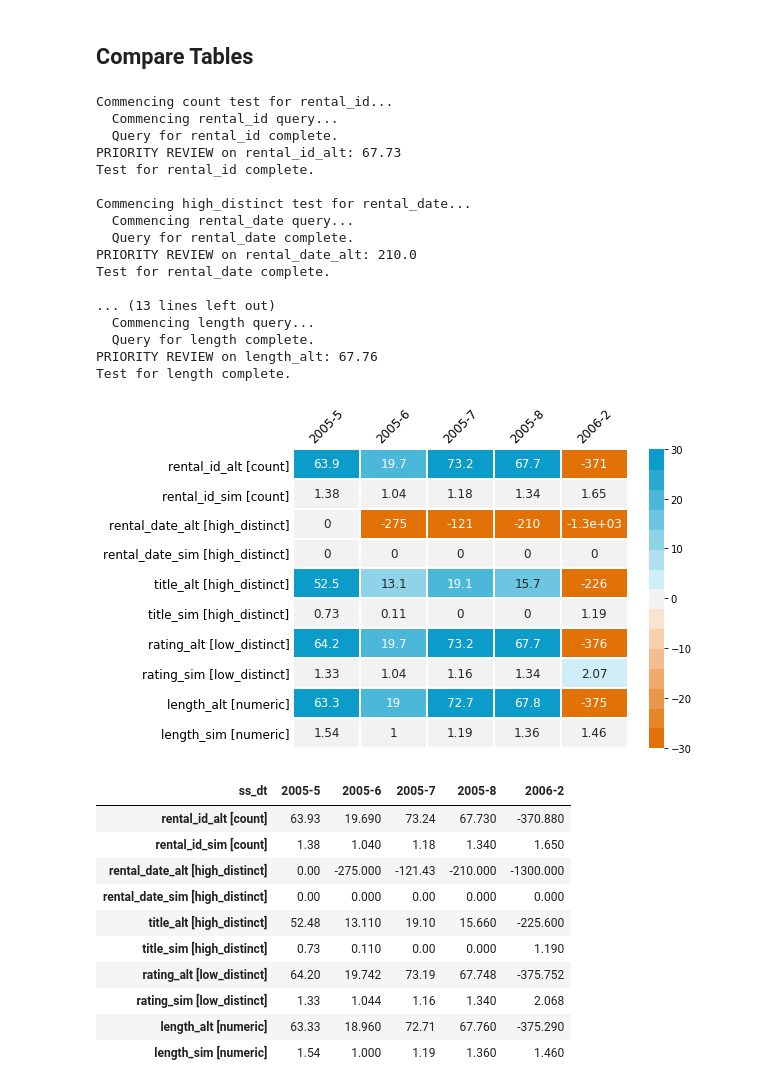
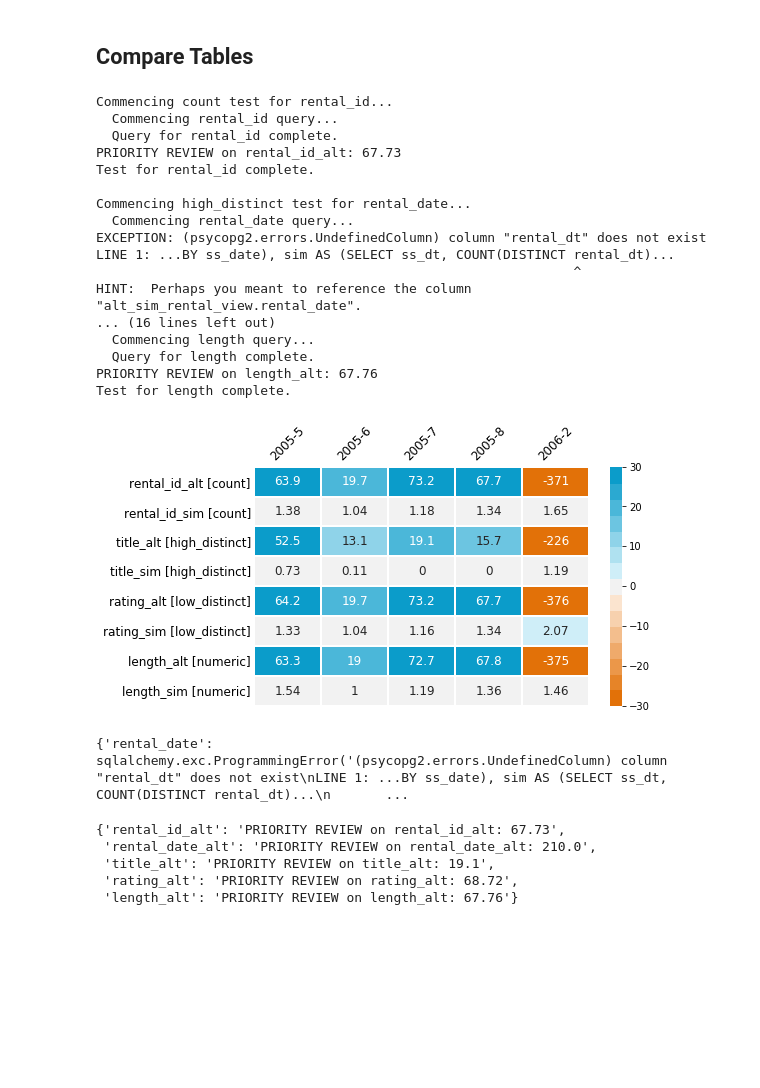
Before and after one commit to rebeccaebarnes/sql_analysis, a Jupyter notebook: sql_analysis_development.ipynb, the cells around one changed output. Saved outputs shown, nothing was run; the diff lists cells and outputs as text; code cells hidden in the pictures; blank space fills up the shorter version.

Commit message:
TST: Test updated summary functionality

```diff
--- a/sql_analysis_development.ipynb
+++ b/sql_analysis_development.ipynb
@@ -583,43 +585,46 @@ reload(san);
 # %%
 groupby_fields = ('ss_dt', 'ss_date', 'ss_dt')
 table_names = ('rental_view', 'alt_rental_view', 'alt_sim_rental_view')
 table_alias = ('rvw', 'alt', 'sim')
 id_fields = ('rental_id','rental_id', 'id')
-high_distinct_fields = [('rental_date', 'rental_date', 'rental_date'),
+high_distinct_fields = [('rental_date', 'rental_date', 'rental_dt'),
                  ('title', 'title', 'movie')]
 low_distinct_fields = [('rating','rating', 'rating')]
 numeric_fields = [('length', 'length', 'runtime')]
 
-san.compare_tables(table_names, table_alias, groupby_fields,
-                   id_fields, 'dvd', high_distinct_fields, low_distinct_fields,
-                   numeric_fields, 'results', 2)
+summary, tester = san.compare_tables(table_names, table_alias, groupby_fields,
+                   id_fields, 'dvd', high_distinct_fields,
+                   low_distinct_fields, numeric_fields, 'results', 2,
+                   {'summary_type': 'image',
+                    'save_type': 'image'})
 # %% [output]
 Commencing count test for rental_id...
   Commencing rental_id query...
   Query for rental_id complete.
 PRIORITY REVIEW on rental_id_alt: 67.73
 Test for rental_id complete.
 
 Commencing high_distinct test for rental_date...
   Commencing rental_date query...
-  Query for rental_date complete.
-PRIORITY REVIEW on rental_date_alt: 210.0
-Test for rental_date complete.
-
-... (13 lines left out)
+EXCEPTION: (psycopg2.errors.UndefinedColumn) column "rental_dt" does not exist
+LINE 1: ...BY ss_date), sim AS (SELECT ss_dt, COUNT(DISTINCT rental_dt)...
+                                                             ^
+HINT:  Perhaps you meant to reference the column "alt_sim_rental_view.rental_date".
+... (16 lines left out)
   Commencing length query...
   Query for length complete.
 PRIORITY REVIEW on length_alt: 67.76
 Test for length complete.
-[figure, old version]
+[figure, new version]
-| ss_dt | 2005-5 | 2005-6 | 2005-7 | 2005-8 | 2006-2 |
-| rental_id_alt [count] | 63.93 | 19.690 | 73.24 | 67.730 | -370.880 |
-| rental_id_sim [count] | 1.38 | 1.040 | 1.18 | 1.340 | 1.650 |
-| rental_date_alt [high_distinct] | 0.00 | -275.000 | -121.43 | -210.000 | -1300.000 |
-| rental_date_sim [high_distinct] | 0.00 | 0.000 | 0.00 | 0.000 | 0.000 |
-| title_alt [high_distinct] | 52.48 | 13.110 | 19.10 | 15.660 | -225.600 |
-| title_sim [high_distinct] | 0.73 | 0.110 | 0.00 | 0.000 | 1.190 |
-| rating_alt [low_distinct] | 64.20 | 19.742 | 73.19 | 67.748 | -375.752 |
-| rating_sim [low_distinct] | 1.33 | 1.044 | 1.16 | 1.340 | 2.068 |
-| length_alt [numeric] | 63.33 | 18.960 | 72.71 | 67.760 | -375.290 |
-| length_sim [numeric] | 1.54 | 1.000 | 1.19 | 1.360 | 1.460 |
+# %%
+tester._exceptions
+# %% [output]
+{'rental_date': sqlalchemy.exc.ProgrammingError('(psycopg2.errors.UndefinedColumn) column "rental_dt" does not exist\nLINE 1: ...BY ss_date), sim AS (SELECT ss_dt, COUNT(DISTINCT rental_dt)...\n       ...
+# %%
+tester._priority_review
+# %% [output]
+{'rental_id_alt': 'PRIORITY REVIEW on rental_id_alt: 67.73',
+ 'rental_date_alt': 'PRIORITY REVIEW on rental_date_alt: 210.0',
+ 'title_alt': 'PRIORITY REVIEW on title_alt: 19.1',
+ 'rating_alt': 'PRIORITY REVIEW on rating_alt: 68.72',
+ 'length_alt': 'PRIORITY REVIEW on length_alt: 67.76'}
```
Also changed, not shown: parts of 3 cells of this notebook.
